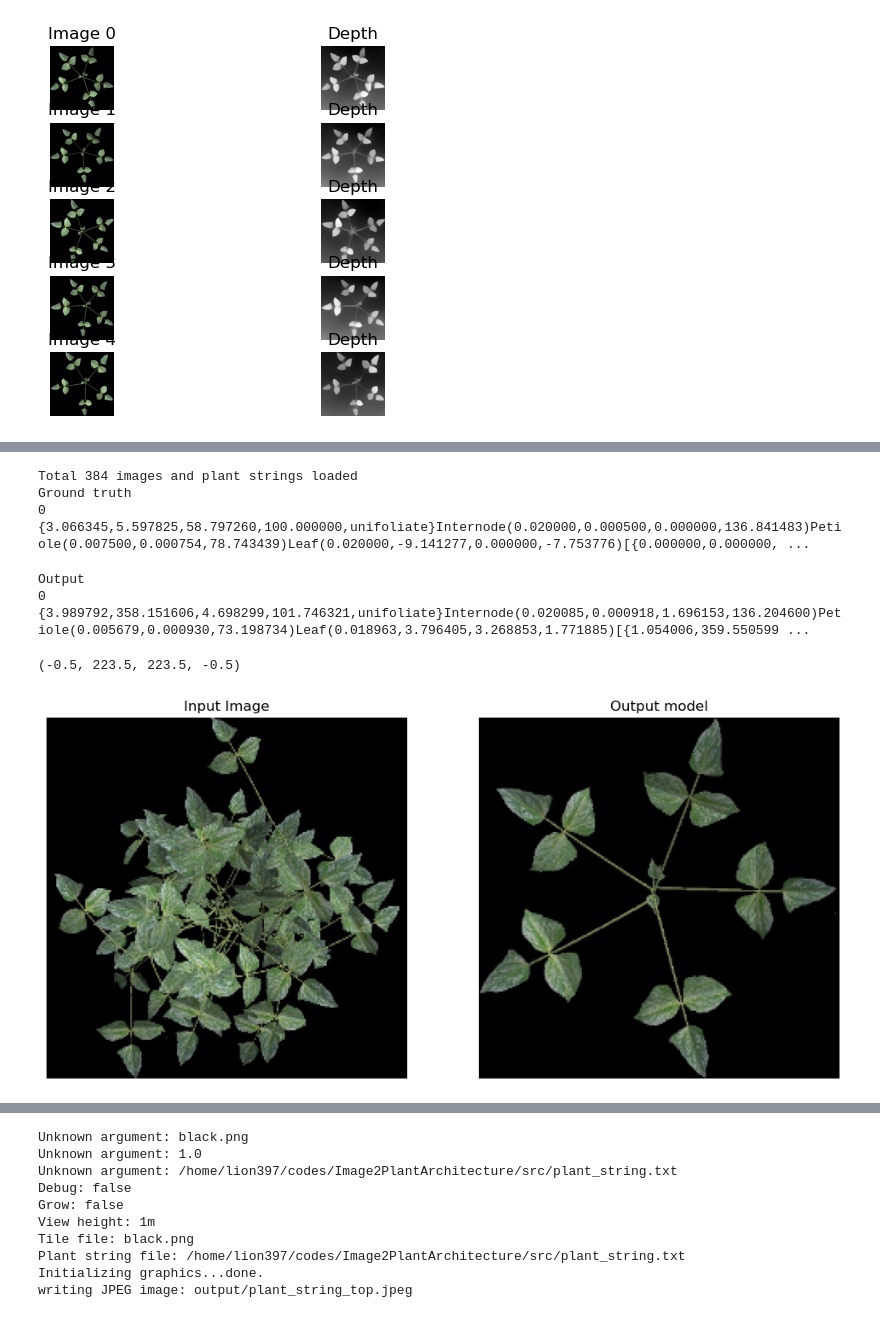
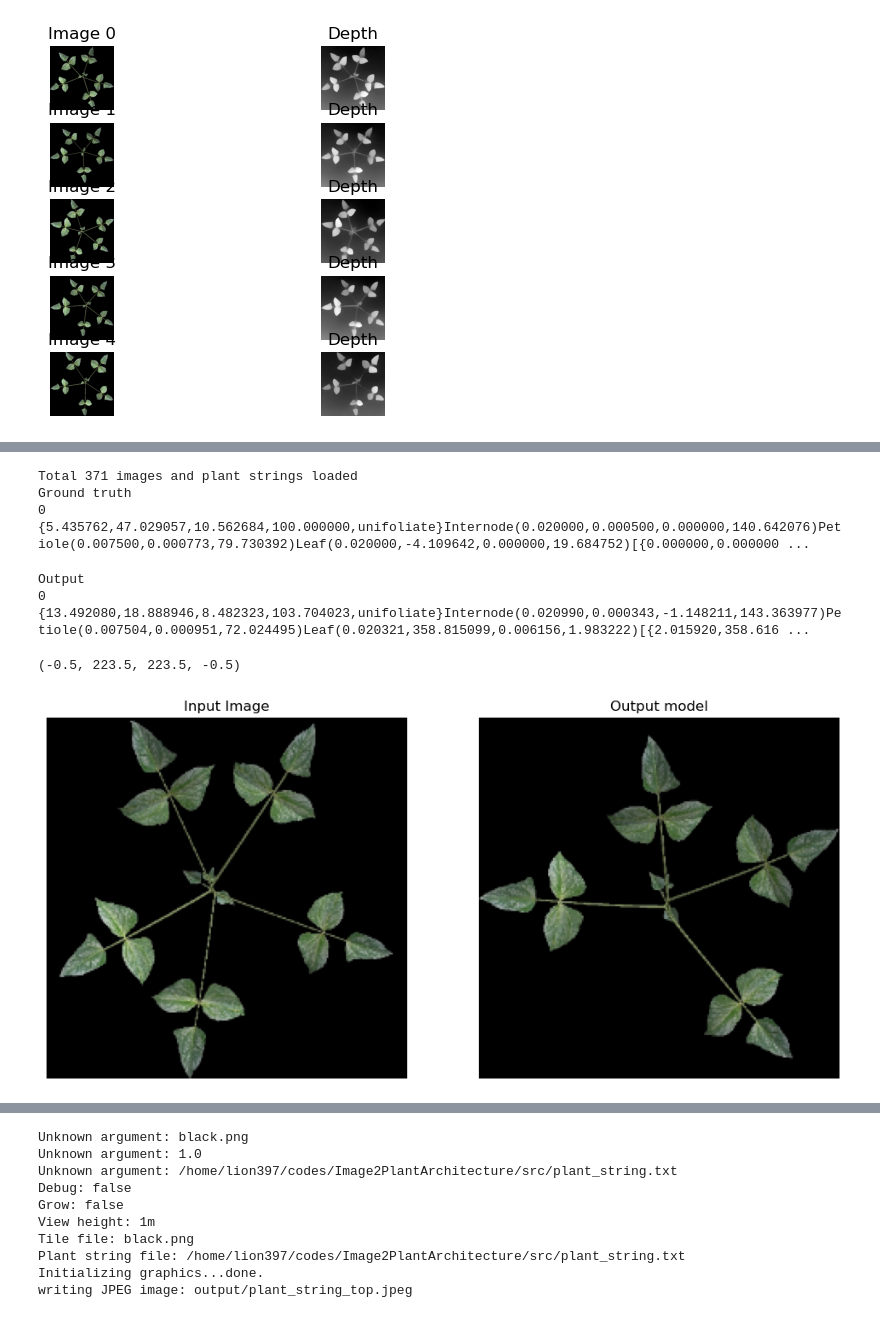
Before and after one commit to GEMINI-Breeding/Image2PlantArchitecture, a Jupyter notebook: src/evaluate.ipynb, the cells around one changed output, grey strips where cells are left out. Drawn from its saved outputs; the diff is of its cells as text; code cells hidden in the pictures.

```diff
--- a/src/evaluate.ipynb
+++ b/src/evaluate.ipynb
@@ -103,7 +103,7 @@ for i in range(n):
 [figure]
 # %%
 from models.plightning import MainModule
-model = MainModule.load_from_checkpoint("../log/Image2Helios_20240929_GenLossTest/version_2/checkpoints/best_epoch=01.ckpt")
+model = MainModule.load_from_checkpoint("../log/Image2Helios_20241001_FullTransformer/version_1/checkpoints/last.ckpt")
 model = model.to(device)
 model.eval()
-model.freeze()
+# model.freeze()
@@ -115,7 +133,7 @@ from models.model import get_tgt_mask
 from plant_dataset import collate_fn
 
 stages = ["003","010","016","023"]
-test_dataset = PlantDataset("../data/generated_dataset_Sep22_black", plot=["004"],stages=stages[1],
+test_dataset = PlantDataset("../data/generated_dataset_Sep22_black", plot=["001"],stages=stages[0],
                             transform=transform, use_depth=True, preload=False, process_leaf=True, image_size=image_size)
 gen_dataloader = DataLoader(test_dataset, batch_size=1, shuffle=True, collate_fn=collate_fn)
 
@@ -189,37 +207,37 @@ from plantstring2model import plantstring2model
 from image_process import process_leaf_image
 import cv2
 import matplotlib.pyplot as plt
-p2m = plantstring2model(program_path="PlantString2Model/build",program_name="PlantString2Model",display=":11.0", height=1.0,background_path="essets/black.png" )
+p2m = plantstring2model(program_path="PlantString2Model/build",program_name="PlantString2Model",display=":11.0", height=1.0,background_path="assets/black.png" )
 
 # Run
-p2m.run(plantstring_path=os.path.abspath("plant_string.txt"))
+p2m.run(in_plantstring_path=os.path.abspath("plant_string.txt"),output_path=os.path.abspath("output"))
 generated_image_path = "output/plant_string_top.jpeg"
 
 # Load the image
 img = cv2.imread(generated_image_path)
 leaf_area, plant_width, plant_height, leaf_img, _ = process_leaf_image(img,sqaure_crop=True, thr = 0.2)
 # Plot the processed image
 # plt.imshow(cv2.cvtColor(img, cv2.COLOR_BGR2RGB))
 
 
 # Plot the original and processed images
 fig, axes = plt.subplots(1, 2, figsize=(12, 6))
 
 # Original image
 axes[0].imshow(image_vis[:,:,0:3])
 axes[0].set_title("Input Image")
 axes[0].axis('off')
 
 # Processed image
 img = cv2.resize(leaf_img,(image_size,image_size))
 axes[1].imshow(cv2.cvtColor(img, cv2.COLOR_BGR2RGB))
 axes[1].set_title("Output model")
 axes[1].axis('off')
 # %% [output]
-Total 384 images and plant strings loaded
+Total 371 images and plant strings loaded
 Ground truth
-0 {3.066345,5.597825,58.797260,100.000000,unifoliate}Internode(0.020000,0.000500,0.000000,136.841483)Petiole(0.007500,0.000754,78.743439)Leaf(0.020000,-9.141277,0.000000,-7.753776)[{0.000000,0.000000, ...
+0 {5.435762,47.029057,10.562684,100.000000,unifoliate}Internode(0.020000,0.000500,0.000000,140.642076)Petiole(0.007500,0.000773,79.730392)Leaf(0.020000,-4.109642,0.000000,19.684752)[{0.000000,0.000000 ...
 Output
-0 {3.989792,358.151606,4.698299,101.746321,unifoliate}Internode(0.020085,0.000918,1.696153,136.204600)Petiole(0.005679,0.000930,73.198734)Leaf(0.018963,3.796405,3.268853,1.771885)[{1.054006,359.550599 ...
+0 {13.492080,18.888946,8.482323,103.704023,unifoliate}Internode(0.020990,0.000343,-1.148211,143.363977)Petiole(0.007504,0.000951,72.024495)Leaf(0.020321,358.815099,0.006156,1.983222)[{2.015920,358.616 ...
 (-0.5, 223.5, 223.5, -0.5)
-[figure, old version]
+[figure, new version]
```
Also changed, not shown: parts of 4 cells of this notebook, 13 other files.
